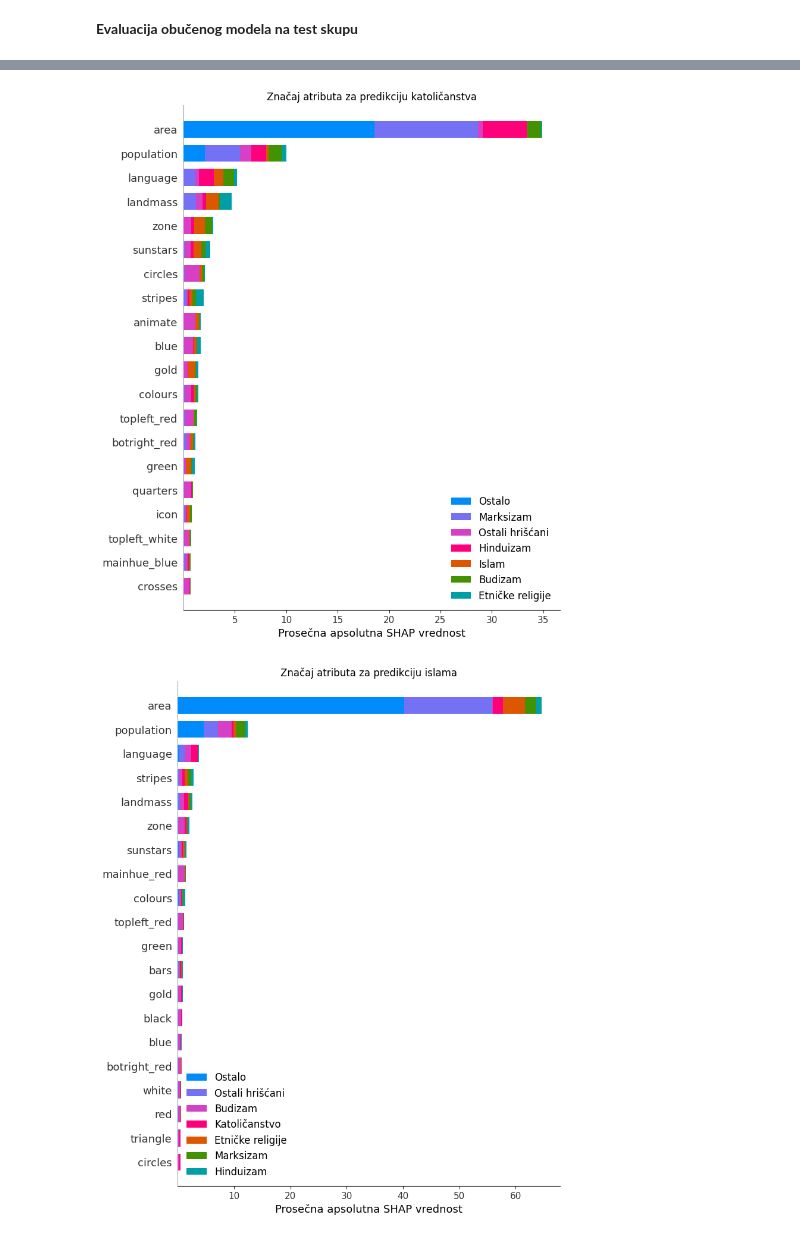
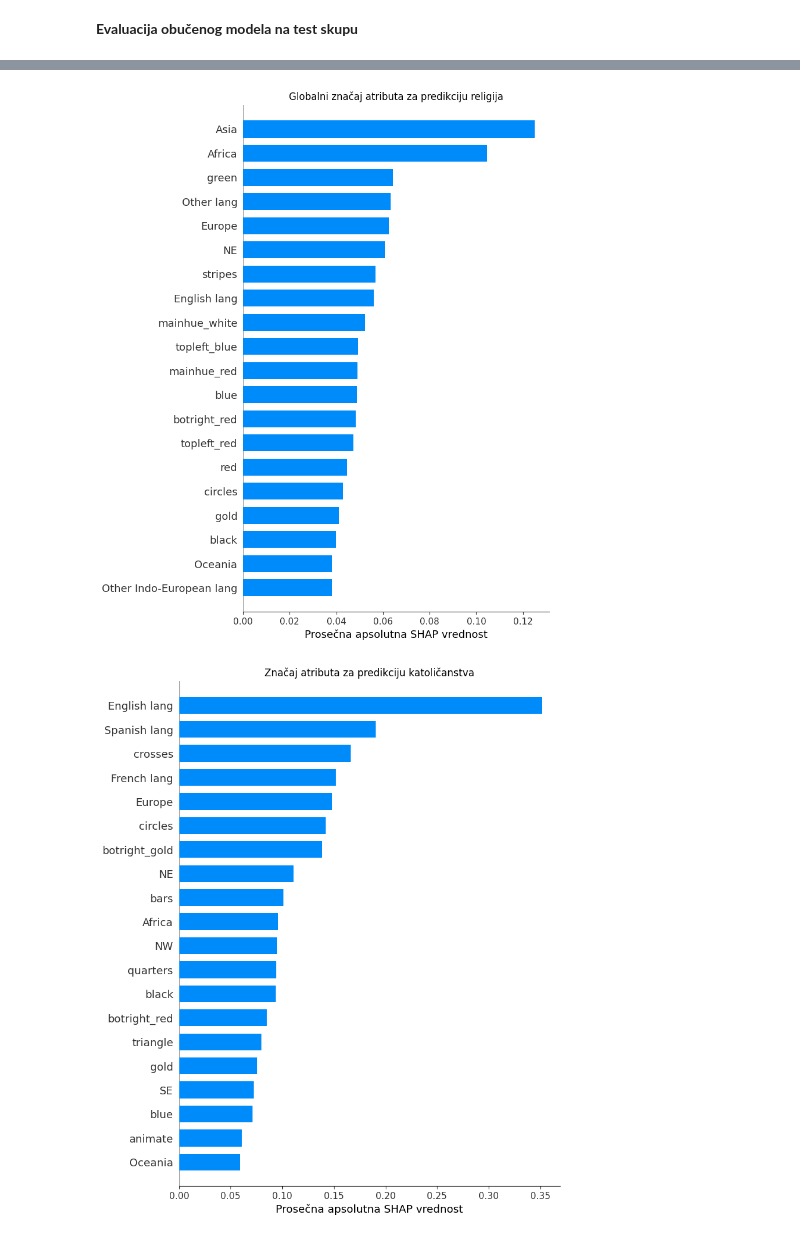
Before and after one commit to ilijaaaa/siap, a Jupyter notebook: siap.ipynb, the cells around one changed output, grey strips where cells are left out. Saved outputs shown, nothing was run; the diff lists cells and outputs as text; code cells hidden in the pictures.

```diff
--- a/siap.ipynb
+++ b/siap.ipynb
@@ -565,6 +655,7 @@ columns = ["name", "landmass", "zone", "area", "population", "language", "religi
 df = pd.read_csv("flag.data",
                  header=None,
                  names=columns)
+df = df.drop(8)
 # %% [output]
 Učitajte fajl 'flag.data'
 [interactive output not drawn]
@@ -598,11 +710,11 @@ Takođe radi se 5-fold unakrsna validacija zbog male veličine skupa podataka.
 Hiperparametar koji se podešava je parametar regularizacije C, da bismo našli najbolju marginu greške - uzimaju se vrednosti na logaritamskoj skali.
 # %%
 clf_svm = make_pipeline(
-    #StandardScaler() izbaceno zbog losijeg rezultata
-    SVC(kernel="linear",
-              random_state=RANDOM_STATE,
-              decision_function_shape="ovo",
-              class_weight="balanced")
+    SVC(
+          kernel="linear",
+          random_state=RANDOM_STATE,
+          decision_function_shape="ovo",
+          class_weight="balanced")
 )
 
 grid = GridSearchCV(
@@ -680,25 +794,48 @@ Pomoću SHAP vrednosti može se videti koji feature-i najviše utiču na konfuzi
 # %%
 explainer = shap.LinearExplainer(best_model[0], x_train)
 shap_values = explainer.shap_values(x_test)
 
-shap_values_catholic = shap_values[:,:,::4]
+mean_shap_values = np.abs(shap_values).mean(axis=2)
+shap.summary_plot(mean_shap_values, x_test, plot_type="bar", show=False)
+plt.title("Globalni značaj atributa za predikciju religija")
+plt.xlabel("Prosečna apsolutna SHAP vrednost")
+plt.show()
 
+shap_values_catholic = shap_values[:,:,0]
 plt.figure(figsize=(4, 4))
 plt.title("Značaj atributa za predikciju katoličanstva")
 class_names = ['Ostali hrišćani', 'Islam', 'Budizam', 'Hinduizam', 'Etničke religije', 'Marksizam', 'Ostalo']
 
 shap.summary_plot(shap_values_catholic, x_test, plot_type="bar", feature_names=x_test.columns, class_names=class_names, show=False)
 plt.xlabel("Prosečna apsolutna SHAP vrednost")
 plt.show()
 
-shap_values_islam = shap_values[:,:,2::4]
+shap_values_islam = shap_values[:,:,2]
 plt.figure(figsize=(4, 4))
 plt.title("Značaj atributa za predikciju islama")
 class_names = ['Katoličanstvo', 'Ostali hrišćani', 'Budizam', 'Hinduizam', 'Etničke religije', 'Marksizam', 'Ostalo']
 
 shap.summary_plot(shap_values_islam, x_test, plot_type="bar", feature_names=x_test.columns, class_names=class_names, show=False)
 plt.xlabel("Prosečna apsolutna SHAP vrednost")
 plt.show()
+
+shap_values_budist = shap_values[:,:,3]
+plt.figure(figsize=(4, 4))
+plt.title("Značaj atributa za predikciju budizma")
+class_names = ['Katoličanstvo', 'Ostali hrišćani', 'Islam', 'Hinduizam', 'Etničke religije', 'Marksizam', 'Ostalo']
+
+shap.summary_plot(shap_values_budist, x_test, plot_type="bar", feature_names=x_test.columns, class_names=class_names, show=False)
+plt.xlabel("Prosečna apsolutna SHAP vrednost")
+plt.show()
+
+shap_values_ethnic = shap_values[:,:,5]
+plt.figure(figsize=(4, 4))
+plt.title("Značaj atributa za predikciju etničkih religija")
+class_names = ['Katoličanstvo', 'Ostali hrišćani', 'Islam', 'Budizam', 'Hinduizam', 'Marksizam', 'Ostalo']
+
+shap.summary_plot(shap_values_ethnic, x_test, plot_type="bar", feature_names=x_test.columns, class_names=class_names, show=False)
+plt.xlabel("Prosečna apsolutna SHAP vrednost")
+plt.show()
 # %% [output]
-[figure, old version]
+[figure, new version]
-[figure, old version]
+[figure, new version]
```
Also changed, not shown: parts of 83 cells of this notebook.
